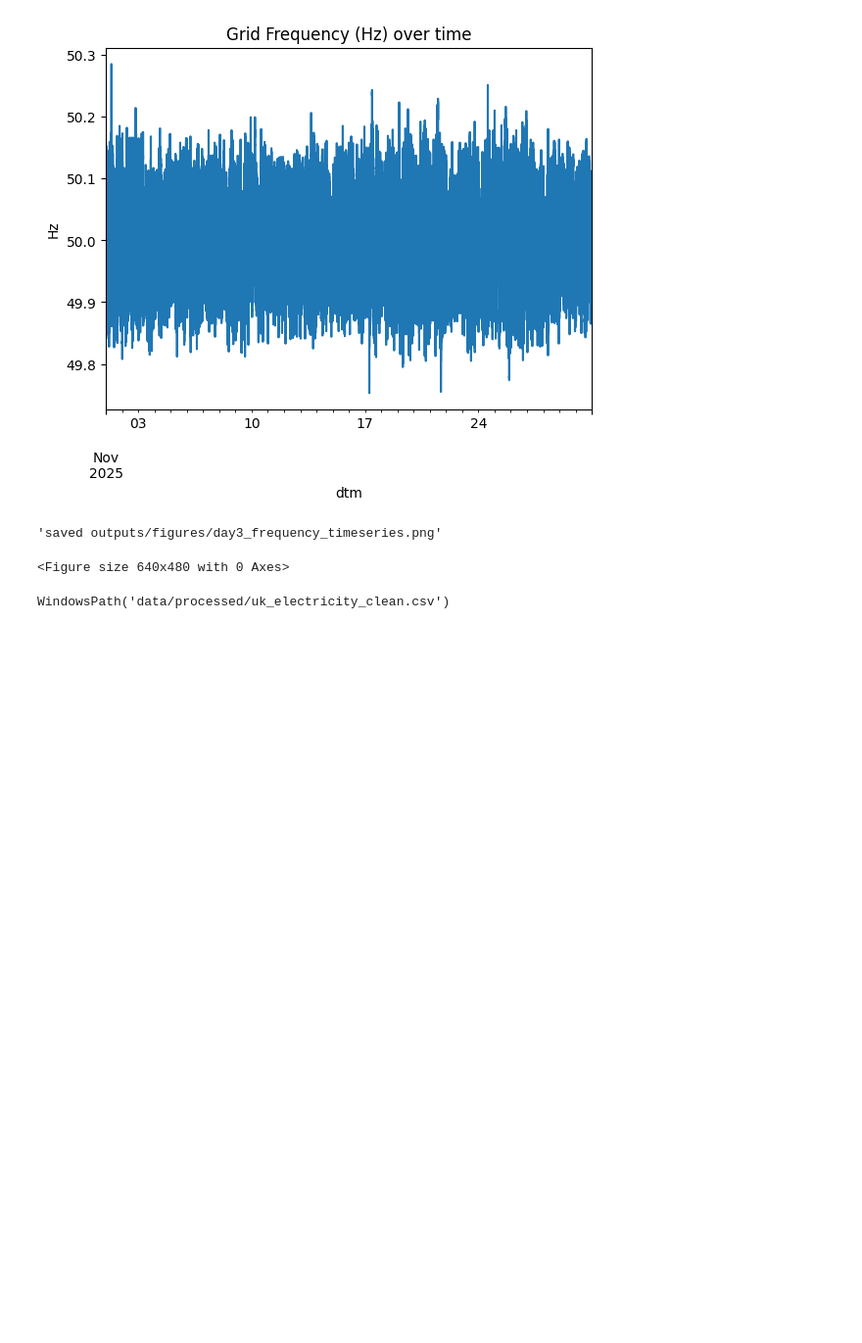
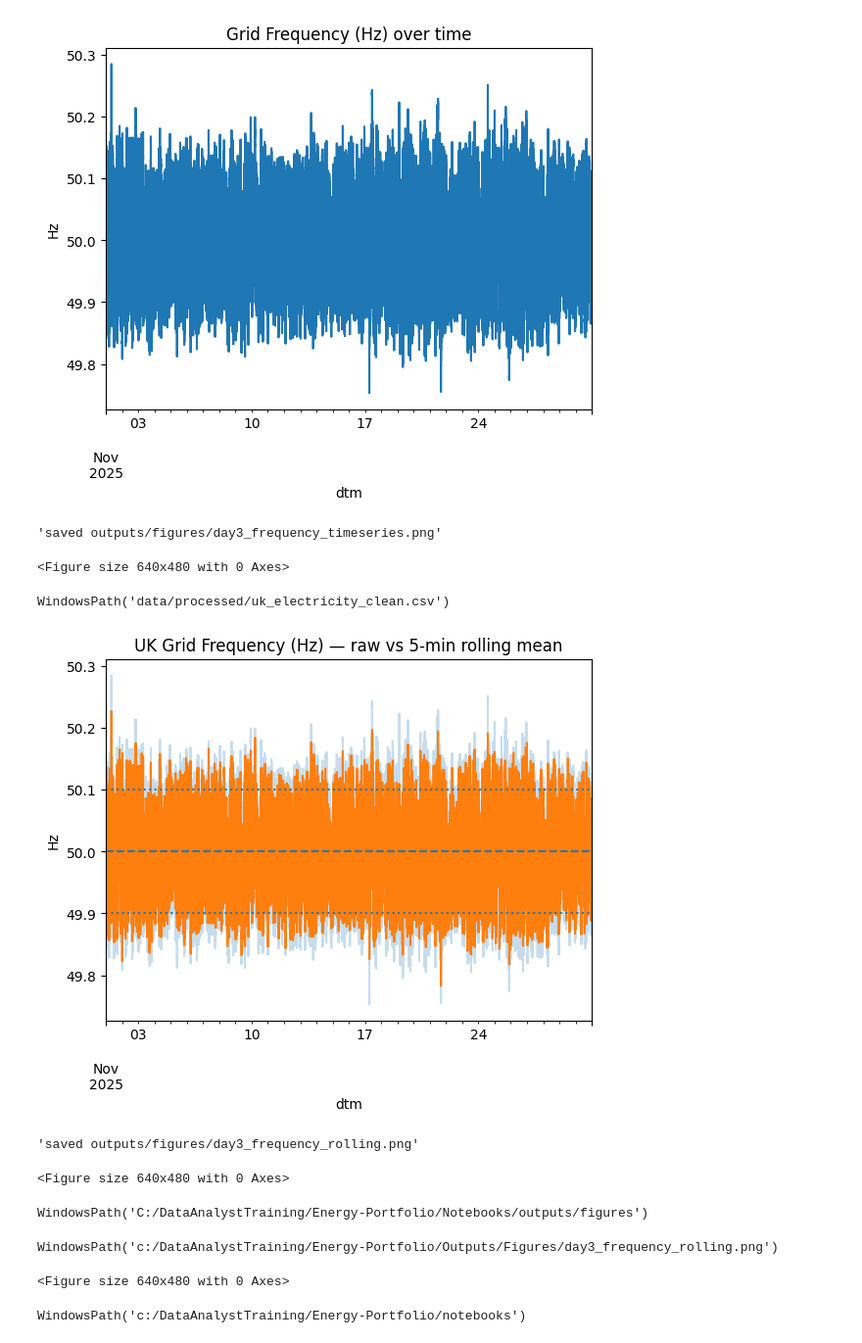
Before and after one commit to kylemon993/Energy-Portfolio, a Jupyter notebook: Notebooks/02_uk_electricity_first_look.ipynb, the cells around one changed output. Shown at 98% size. Drawn from its saved outputs; the diff is of its cells as text; code cells hidden in the pictures; blank space fills up the shorter version.

Commit message:
Day 3: grid frequency analysis + rolling chart

```diff
--- a/Notebooks/02_uk_electricity_first_look.ipynb
+++ b/Notebooks/02_uk_electricity_first_look.ipynb
@@ -92,3 +106,53 @@ df.to_csv(out_path, index=False)
 out_path
 # %% [output]
 WindowsPath('data/processed/uk_electricity_clean.csv')
+# %%
+s = df.set_index(dt_col)[metric_col]
+
+roll = s.rolling("5min").mean()
+ax = s.plot(alpha=0.25)
+roll.plot(ax=ax)
+
+ax.axhline(50.0, linestyle="--")
+ax.axhline(49.9, linestyle=":")
+ax.axhline(50.1, linestyle=":")
+
+ax.set_title("UK Grid Frequency (Hz) — raw vs 5-min rolling mean")
+ax.set_ylabel("Hz")
+plt.show()
+# %% [output]
+[figure, added]
+# %%
+from pathlib import Path
+Path("outputs/figures").mkdir(parents=True, exist_ok=True)
+
+plt.gcf().savefig("outputs/figures/day3_frequency_rolling.png", dpi=150, bbox_inches="tight")
+"saved outputs/figures/day3_frequency_rolling.png"
+# %% [output]
+'saved outputs/figures/day3_frequency_rolling.png'
+<Figure size 640x480 with 0 Axes>
+# %%
+from pathlib import Path
+Path("outputs/figures").resolve()
+# %% [output]
+WindowsPath('C:/DataAnalystTraining/Energy-Portfolio/Notebooks/outputs/figures')
+# %%
+from pathlib import Path
+
+PROJECT_ROOT = Path.cwd()
+if not (PROJECT_ROOT / "README.md").exists():
+    for parent in Path.cwd().parents:
+        if (parent / "README.md").exists():
+            PROJECT_ROOT = parent
+            break
+
+save_dir = PROJECT_ROOT / "Outputs" / "Figures"
+save_dir.mkdir(parents=True, exist_ok=True)
+
+save_path = save_dir / "day3_frequency_rolling.png"
+plt.gcf().savefig(save_path, dpi=150, bbox_inches="tight")
+
+save_path
+# %% [output]
+WindowsPath('c:/DataAnalystTraining/Energy-Portfolio/Outputs/Figures/day3_frequency_rolling.png')
+<Figure size 640x480 with 0 Axes>
@@ -94,0 +161,5 @@ WindowsPath('data/processed/uk_electricity_clean.csv')
+# %%
+from pathlib import Path
+Path.cwd()
+# %% [output]
+WindowsPath('c:/DataAnalystTraining/Energy-Portfolio/notebooks')
```
Also changed, not shown: parts of 2 cells of this notebook, 3 other files.
